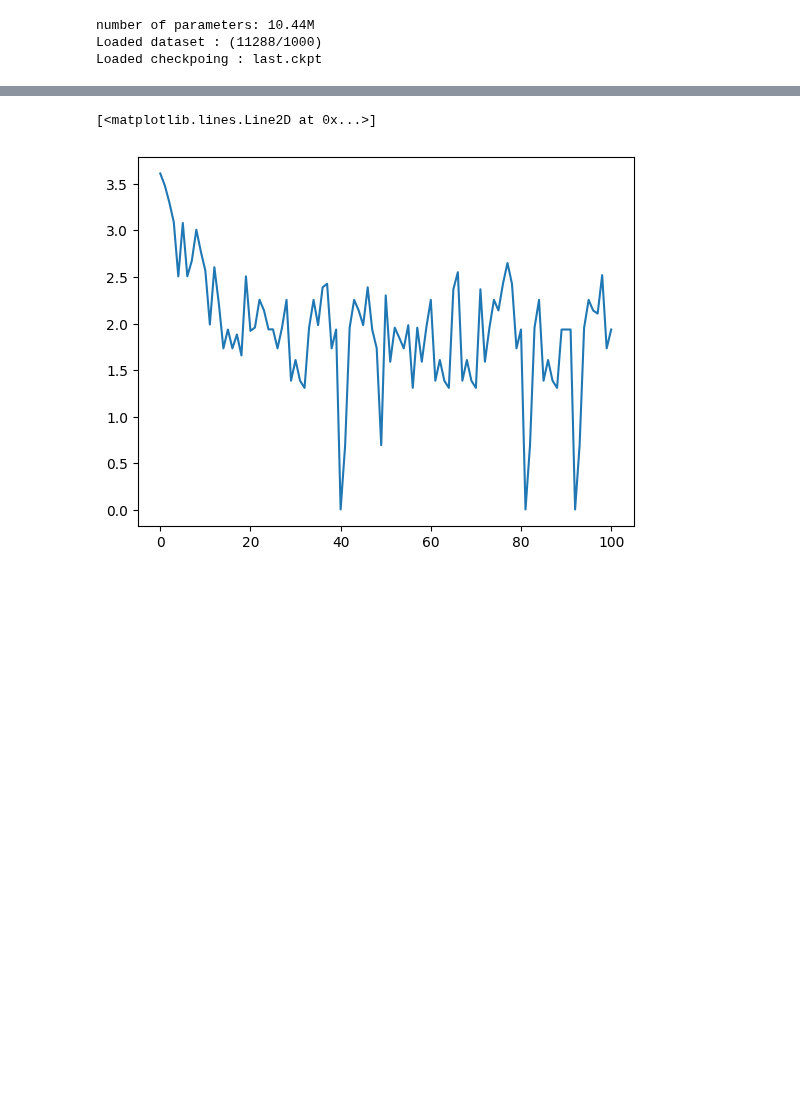
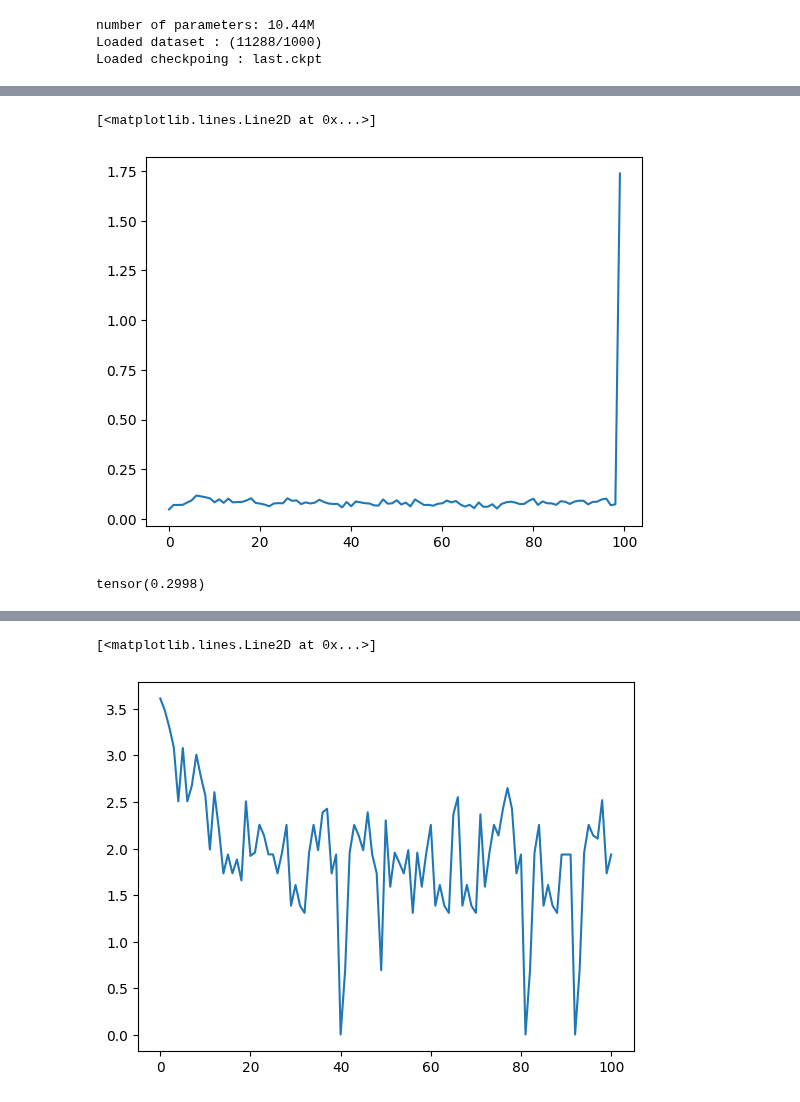
Before and after one commit to leogagnon/latent_control, a Jupyter notebook: notebooks/sandbox.ipynb, the cells around one changed output, grey strips where cells are left out. Drawn from its saved outputs; the diff is of its cells as text; code cells hidden in the pictures; blank space fills up the shorter version.

```diff
--- a/notebooks/sandbox.ipynb
+++ b/notebooks/sandbox.ipynb
@@ -48,0 +159,9 @@ Loaded checkpoing : last.ckpt
+# %%
+plt.plot(res['BackwardKL'].mean(0))
+# %% [output]
+[<matplotlib.lines.Line2D at 0x...>]
+[figure, added]
+# %%
+res['BackwardKL'].mean(0)[0]
+# %% [output]
+tensor(0.2998)
```
Also changed, not shown: parts of 37 cells of this notebook, 15 other files.
